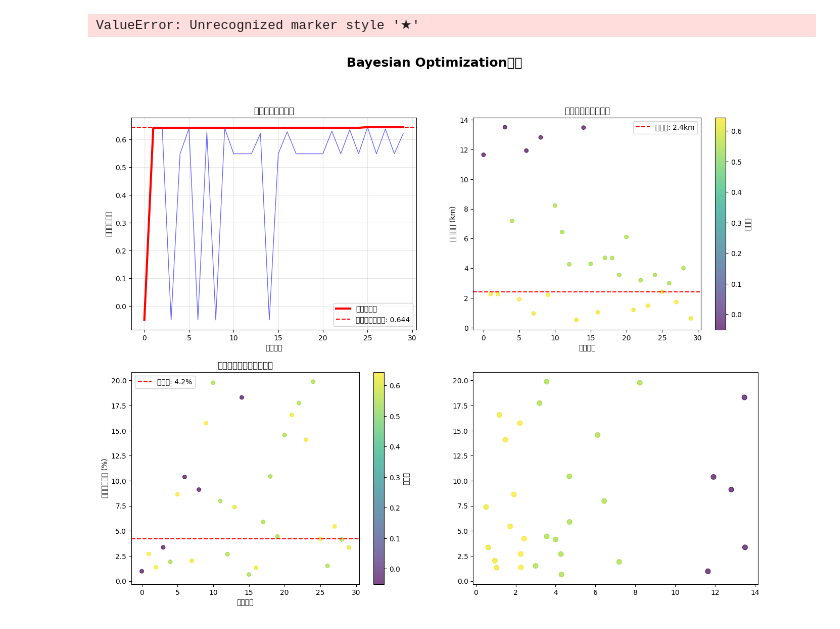
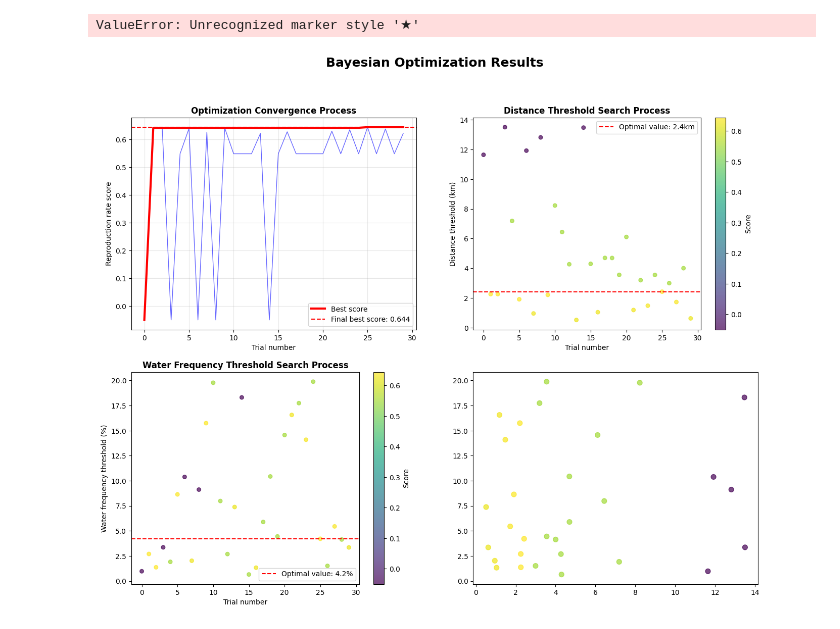
Before and after one commit to kisamori/tamagawa_to_z, a Jupyter notebook: notebooks/00_presentation.ipynb, the cells around one changed output. Saved outputs shown, nothing was run; the diff lists cells and outputs as text; code cells hidden in the pictures.

```diff
--- a/notebooks/00_presentation.ipynb
+++ b/notebooks/00_presentation.ipynb
@@ -652,73 +652,73 @@ except Exception as e:
 # %%
-# 最適化過程の可視化
+# Visualization of Optimization Process
 fig, ((ax1, ax2), (ax3, ax4)) = plt.subplots(2, 2, figsize=(16, 12))
-fig.suptitle('Bayesian Optimization結果', fontsize=18, fontweight='bold')
+fig.suptitle('Bayesian Optimization Results', fontsize=18, fontweight='bold')
 
-# サンプルデータを使用（実際はダンプファイルから読み込み）
+# Use sample data (actually loaded from dump file)
 trials = optimization_history['trials']
 scores = optimization_history['scores']
 dist_thresholds = optimization_history['dist_thresholds']
 occ_thresholds = optimization_history['occ_thresholds']
 
-# 1. スコア収束過程
+# 1. Score convergence process
 ax1.plot(trials, scores, color='blue', alpha=0.6, linewidth=1)
 ax1.plot(trials, [max(scores[:i+1]) for i in range(len(scores))],
-         color='red', linewidth=3, label='最高スコア')
+         color='red', linewidth=3, label='Best score')
 ax1.axhline(y=best_params['best_score'], color='red', linestyle='--',
-           label=f"最終最高スコア: {best_params['best_score']:.3f}")
-ax1.set_xlabel('試行回数')
-ax1.set_ylabel('再現率スコア')
-ax1.set_title('最適化の収束過程', fontweight='bold')
+           label=f"Final best score: {best_params['best_score']:.3f}")
+ax1.set_xlabel('Trial number')
+ax1.set_ylabel('Reproduction rate score')
+ax1.set_title('Optimization Convergence Process', fontweight='bold')
 ax1.legend()
 ax1.grid(True, alpha=0.3)
 
-# 2. パラメータ探索過程（距離閾値）
+# 2. Parameter search process (distance threshold)
 scatter1 = ax2.scatter(trials, dist_thresholds, c=scores, cmap='viridis', s=30, alpha=0.7)
 ax2.axhline(y=best_params['dist_threshold'], color='red', linestyle='--',
-           label=f"最適値: {best_params['dist_threshold']:.1f}km")
-ax2.set_xlabel('試行回数')
-ax2.set_ylabel('距離閾値 (km)')
-ax2.set_title('距離閾値の探索過程', fontweight='bold')
+           label=f"Optimal value: {best_params['dist_threshold']:.1f}km")
+ax2.set_xlabel('Trial number')
+ax2.set_ylabel('Distance threshold (km)')
+ax2.set_title('Distance Threshold Search Process', fontweight='bold')
 ax2.legend()
-plt.colorbar(scatter1, ax=ax2, label='スコア')
+plt.colorbar(scatter1, ax=ax2, label='Score')
 
-# 3. パラメータ探索過程（水域頻度閾値）
+# 3. Parameter search process (water frequency threshold)
 scatter2 = ax3.scatter(trials, occ_thresholds, c=scores, cmap='viridis', s=30, alpha=0.7)
 ax3.axhline(y=best_params['occ_threshold'], color='red', linestyle='--',
-           label=f"最適値: {best_params['occ_threshold']:.1f}%")
-ax3.set_xlabel('試行回数')
-ax3.set_ylabel('水域頻度閾値 (%)')
-ax3.set_title('水域頻度閾値の探索過程', fontweight='bold')
+           label=f"Optimal value: {best_params['occ_threshold']:.1f}%")
+ax3.set_xlabel('Trial number')
+ax3.set_ylabel('Water frequency threshold (%)')
+ax3.set_title('Water Frequency Threshold Search Process', fontweight='bold')
 ax3.legend()
-plt.colorbar(scatter2, ax=ax3, label='スコア')
+plt.colorbar(scatter2, ax=ax3, label='Score')
 
-# 4. パラメータ空間の探索分布
+# 4. Parameter space exploration distribution
 scatter3 = ax4.scatter(dist_thresholds, occ_thresholds, c=scores, cmap='viridis', s=50, alpha=0.7)
 ax4.scatter(best_params['dist_threshold'], best_params['occ_threshold'],
-           color='red', s=200, marker='★', label='最適パラメータ', edgecolor='white', linewidth=2)
-ax4.set_xlabel('距離閾値 (km)')
-ax4.set_ylabel('水域頻度閾値 (%)')
-ax4.set_title('パラメータ空間の探索分布', fontweight='bold')
+           color='red', s=200, marker='★', label='Optimal parameters', edgecolor='white', linewidth=2)
+ax4.set_xlabel('Distance threshold (km)')
+ax4.set_ylabel('Water frequency threshold (%)')
+ax4.set_title('Parameter Space Exploration Distribution', fontweight='bold')
 ax4.legend()
-plt.colorbar(scatter3, ax=ax4, label='スコア')
+plt.colorbar(scatter3, ax=ax4, label='Score')
 
 plt.tight_layout()
 plt.show()
 
-# 最適化結果のサマリー
+# Optimization results summary
 print("\n" + "=" * 60)
-print("🎯 最適化結果サマリー")
+print("🎯 Optimization Results Summary")
 print("=" * 60)
-print(f"🏆 最高再現率: {best_params['best_score']:.1%} (第{best_params['trial']}試行目)")
-print(f"⚙️ 最適距離閾値: {best_params['dist_threshold']:.1f}km")
-print(f"💧 最適水域頻度閾値: {best_params['occ_threshold']:.1f}%")
-print(f"📈 改善幅: {(best_params['best_score'] - min(scores)):.1%}")
-print(f"🔄 総試行数: {len(trials)}回")
+print(f"🏆 Best reproduction rate: {best_params['best_score']:.1%} (Trial #{best_params['trial']})")
+print(f"⚙️ Optimal distance threshold: {best_params['dist_threshold']:.1f}km")
+print(f"💧 Optimal water frequency threshold: {best_params['occ_threshold']:.1f}%")
+print(f"📈 Improvement range: {(best_params['best_score'] - min(scores)):.1%}")
+print(f"🔄 Total trials: {len(trials)}")
 print("=" * 60)
-print("📝 次のセクションでは、この最適パラメータを使用して最終候補地を抽出します。")
+print("📝 In the next section, we will use these optimal parameters to extract final candidate sites.")
 # %% [output]
 ValueError: Unrecognized marker style '★'
-[figure, old version]
+[figure, new version]
 # %% [markdown]
 ---
 
```
Also changed, not shown: parts of 22 cells of this notebook, 2 other files.
